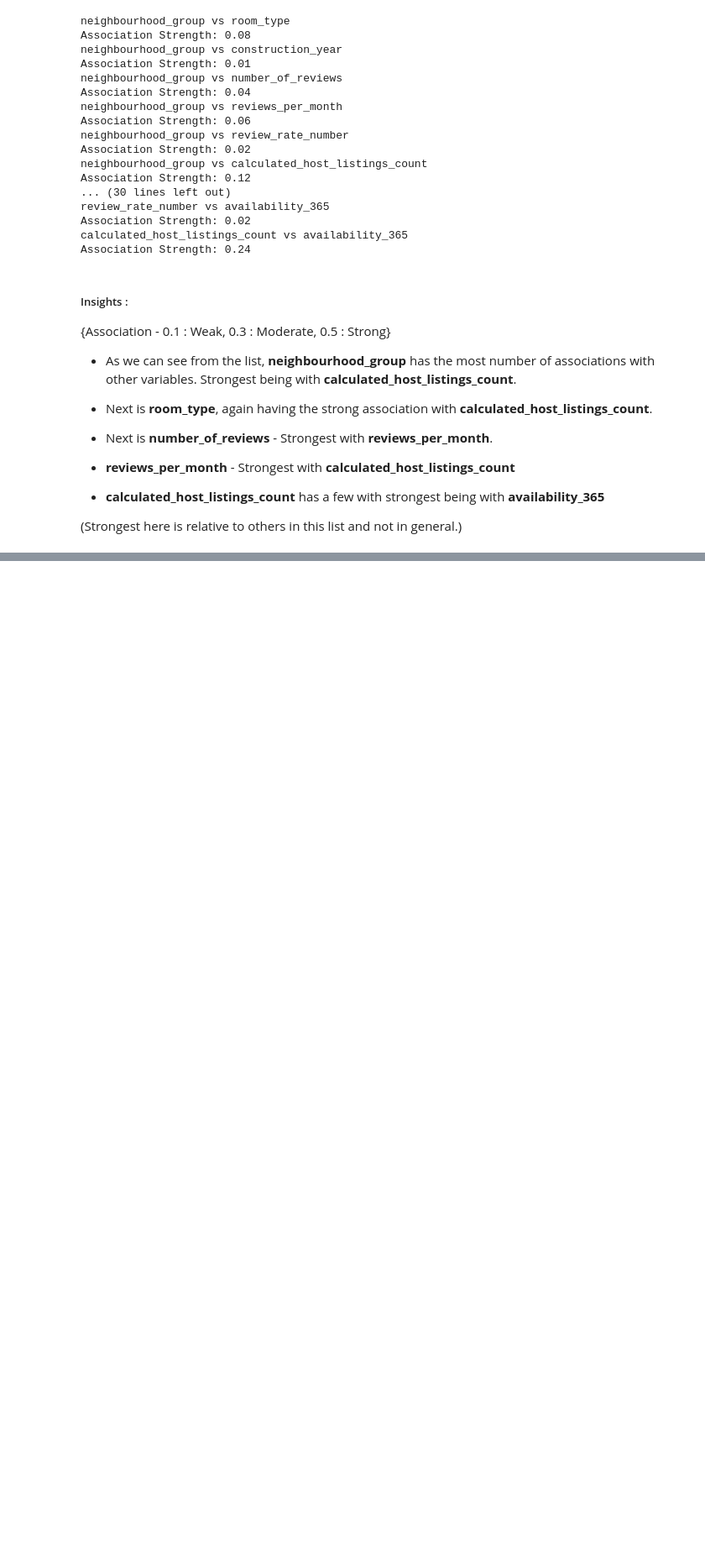
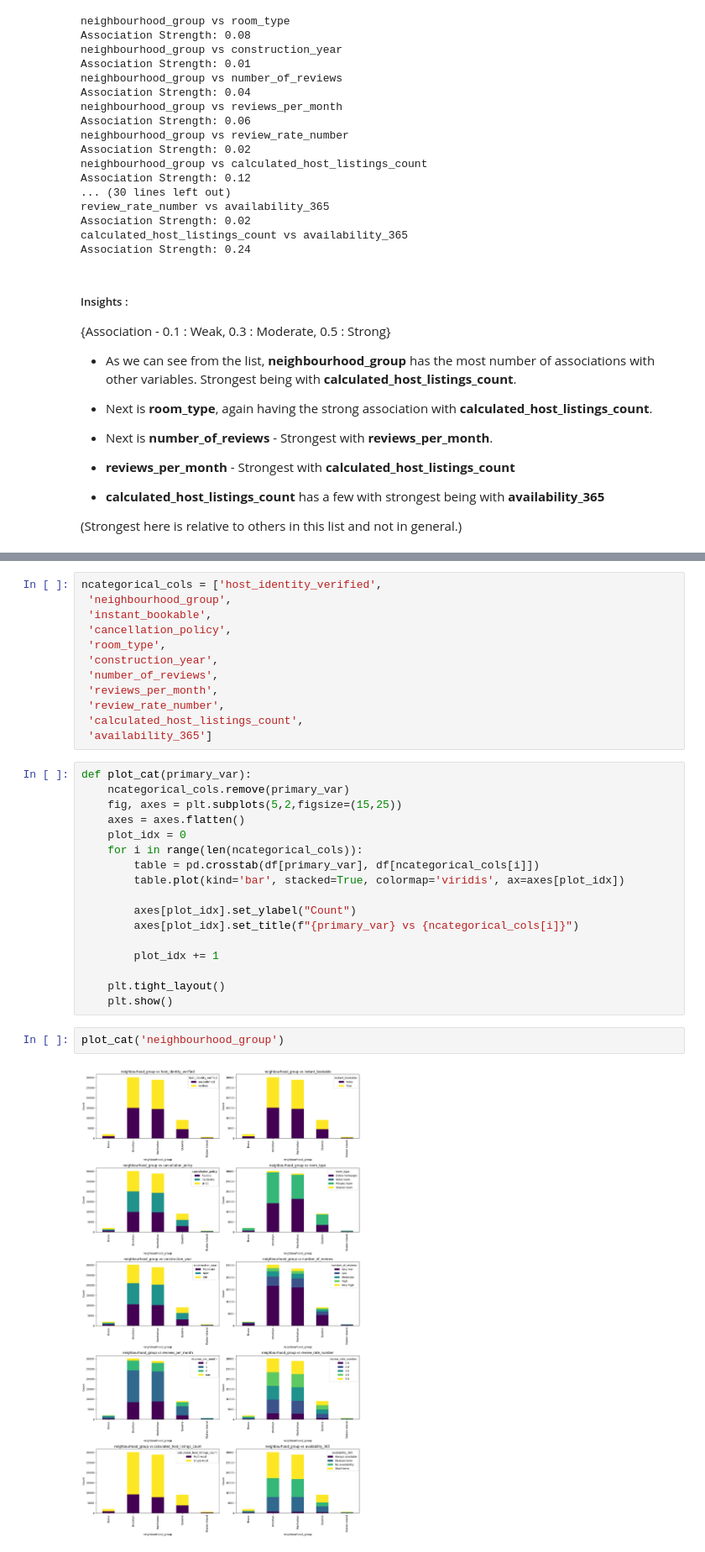
Before and after one commit to Puskchan/Stats, a Jupyter notebook: Stats_Analysis.ipynb, the cells around one changed output, grey strips where cells are left out. Shown at 84% size. Saved outputs shown, nothing was run; the diff lists cells and outputs as text; blank space fills up the shorter version.

```diff
--- a/Stats_Analysis.ipynb
+++ b/Stats_Analysis.ipynb
@@ -934,0 +976,33 @@ Association Strength: 0.24
+# %%
+ncategorical_cols = ['host_identity_verified',
+ 'neighbourhood_group',
+ 'instant_bookable',
+ 'cancellation_policy',
+ 'room_type',
+ 'construction_year',
+ 'number_of_reviews',
+ 'reviews_per_month',
+ 'review_rate_number',
+ 'calculated_host_listings_count',
+ 'availability_365']
+# %%
+def plot_cat(primary_var):
+    ncategorical_cols.remove(primary_var)
+    fig, axes = plt.subplots(5,2,figsize=(15,25))
+    axes = axes.flatten()
+    plot_idx = 0
+    for i in range(len(ncategorical_cols)):
+        table = pd.crosstab(df[primary_var], df[ncategorical_cols[i]])
+        table.plot(kind='bar', stacked=True, colormap='viridis', ax=axes[plot_idx])
+
+        axes[plot_idx].set_ylabel("Count")
+        axes[plot_idx].set_title(f"{primary_var} vs {ncategorical_cols[i]}")
+
+        plot_idx += 1
+
+    plt.tight_layout()
+    plt.show()
+# %%
+plot_cat('neighbourhood_group')
+# %% [output]
+[figure, added]
```
Also changed, not shown: parts of 10 cells of this notebook, 1 other file.
